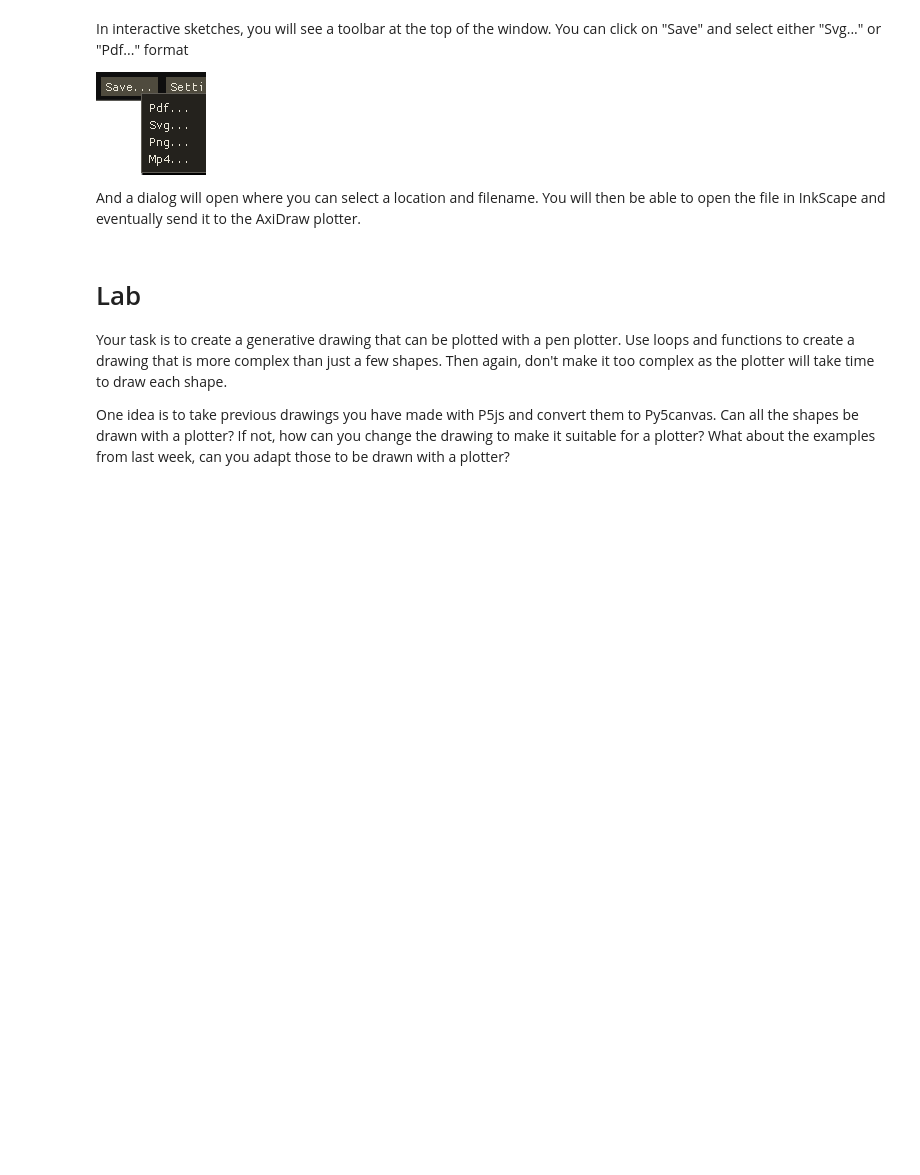
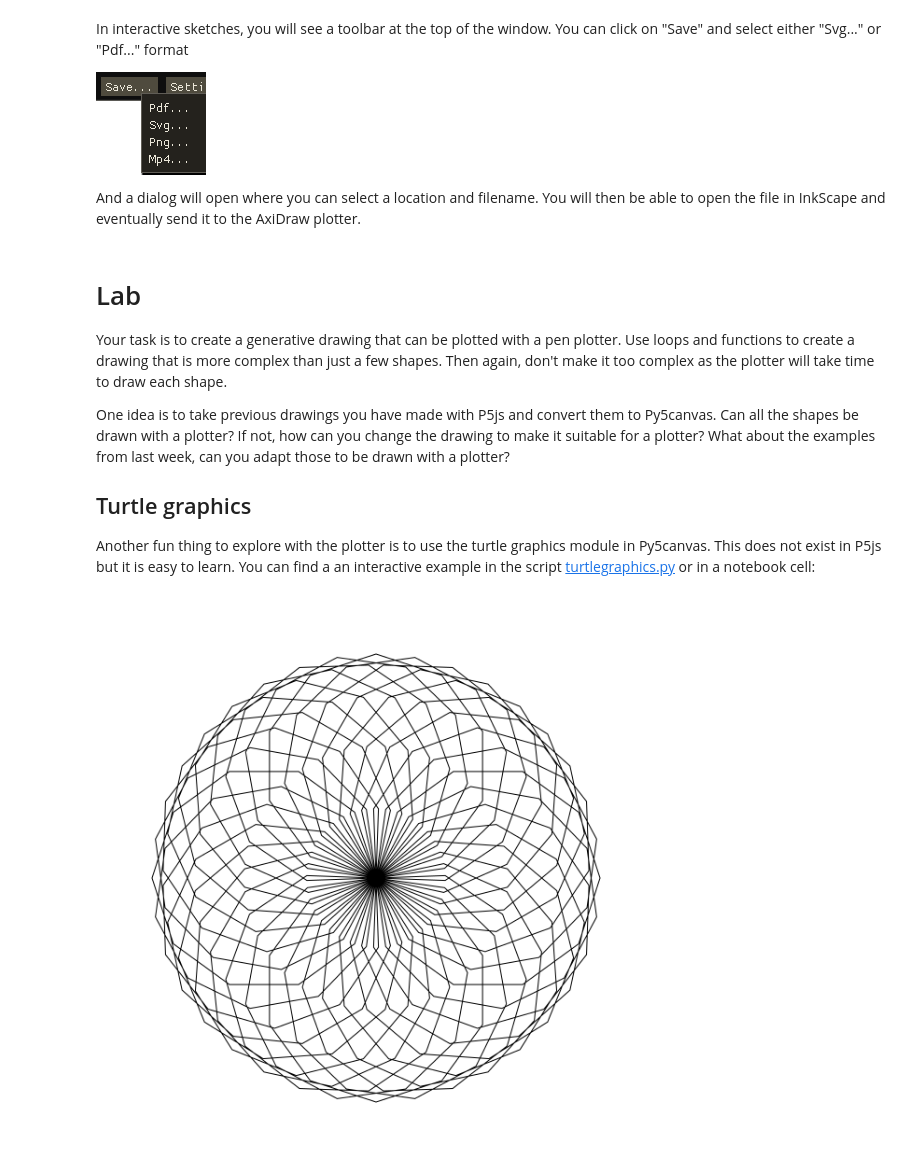
Before and after one commit to colormotor/generative_drawing_py, a Jupyter notebook: examples/week3/week3_vector_drawing.ipynb, the cells around one changed output. Saved outputs shown, nothing was run; the diff lists cells and outputs as text; code cells hidden in the pictures; blank space fills up the shorter version.

```diff
--- a/examples/week3/week3_vector_drawing.ipynb
+++ b/examples/week3/week3_vector_drawing.ipynb
@@ -384,3 +405,24 @@ And a dialog will open where you can select a location and filename. You will th
 Your task is to create a generative drawing that can be plotted with a pen plotter. Use loops and functions to create a drawing that is more complex than just a few shapes. Then again, don't make it too complex as the plotter will take time to draw each shape.
 
 One idea is to take previous drawings you have made with P5js and convert them to Py5canvas. Can all the shapes be drawn with a plotter? If not, how can you change the drawing to make it suitable for a plotter? What about the examples from last week, can you adapt those to be drawn with a plotter?
+
+## Turtle graphics
+Another fun thing to explore with the plotter is to use the turtle graphics module in Py5canvas. This does not exist in P5js but it is easy to learn. You can find a an interactive example in the script [turtlegraphics.py](./turtlegraphics.py) or in a notebook cell:
+# %%
+from py5canvas.turtle import Turtle
+
+create_canvas(600, 600)
+background(255)
+translate(width/2, height/2)
+t = Turtle()
+for i in range(36):
+    t.right(10)
+    t.circle(120, steps=11)
+stroke(0)
+stroke_weight(1)
+no_fill()
+shape(t.paths) # This d
+show()
+save('turtle_drawing.svg')
+# %% [output]
+[figure, added]
```
Also changed, not shown: parts of 3 cells of this notebook, 1 other file.
